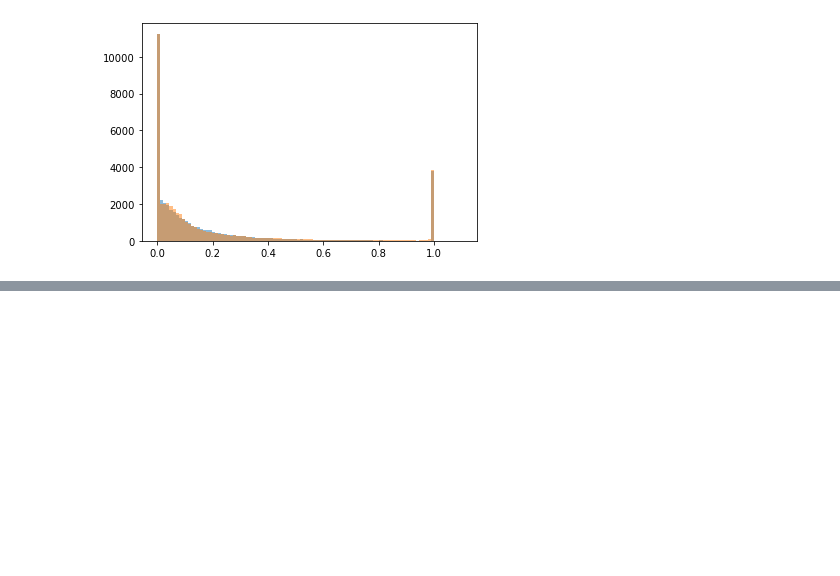
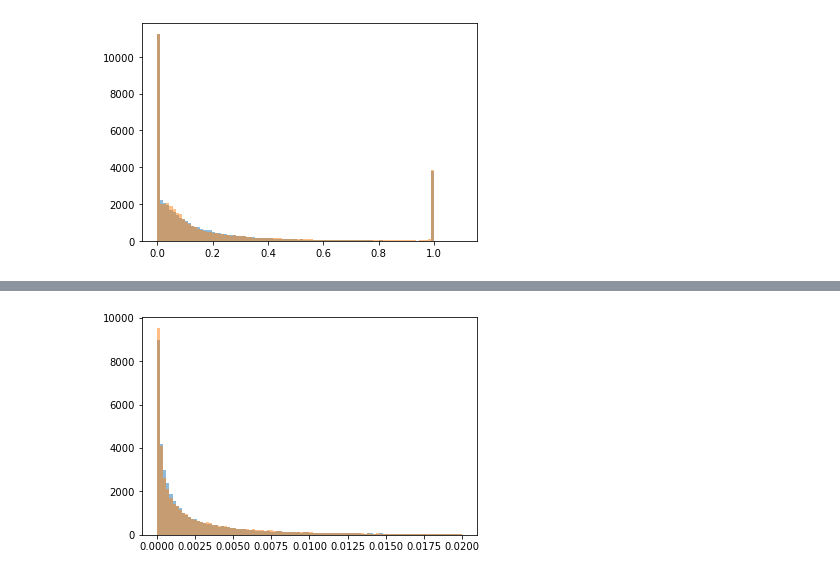
Before and after one commit to Michael-McLaren/MRI_ML, a Jupyter notebook: new_synthetic_data.ipynb, the cells around one changed output, grey strips where cells are left out. Cells and saved outputs as stored; diff of their text form; code cells hidden in the pictures; blank space fills up the shorter version.

```diff
--- a/new_synthetic_data.ipynb
+++ b/new_synthetic_data.ipynb
@@ -199,0 +211,11 @@ plt.clf()
+# %%
+params = (1.222754777103586, 0.49935926672960007, 3.0005798742817294e-05, 0.001543309761969799)
+dist_num = Fp_list.shape[0]
+gen_Fp_list = st.exponweib.rvs(params[0], params[1], params[2], params[3], size=dist_num)
+
+plt.hist(gen_Fp_list, bins = 100, range=[0, 0.02], alpha = 0.5)
+plt.hist(Fp_list, bins = 100, range=[0, 0.02], alpha = 0.5)
+
+plt.show()
+# %% [output]
+[figure, added]
```
Also changed, not shown: parts of 19 cells of this notebook, 3 other files.
